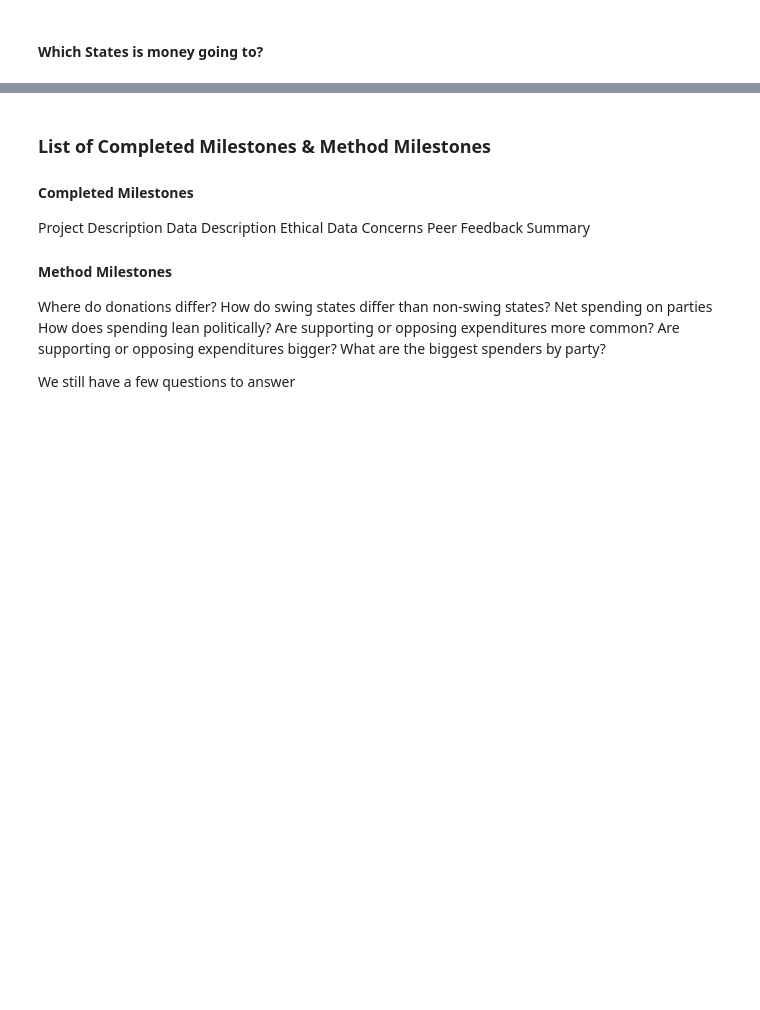
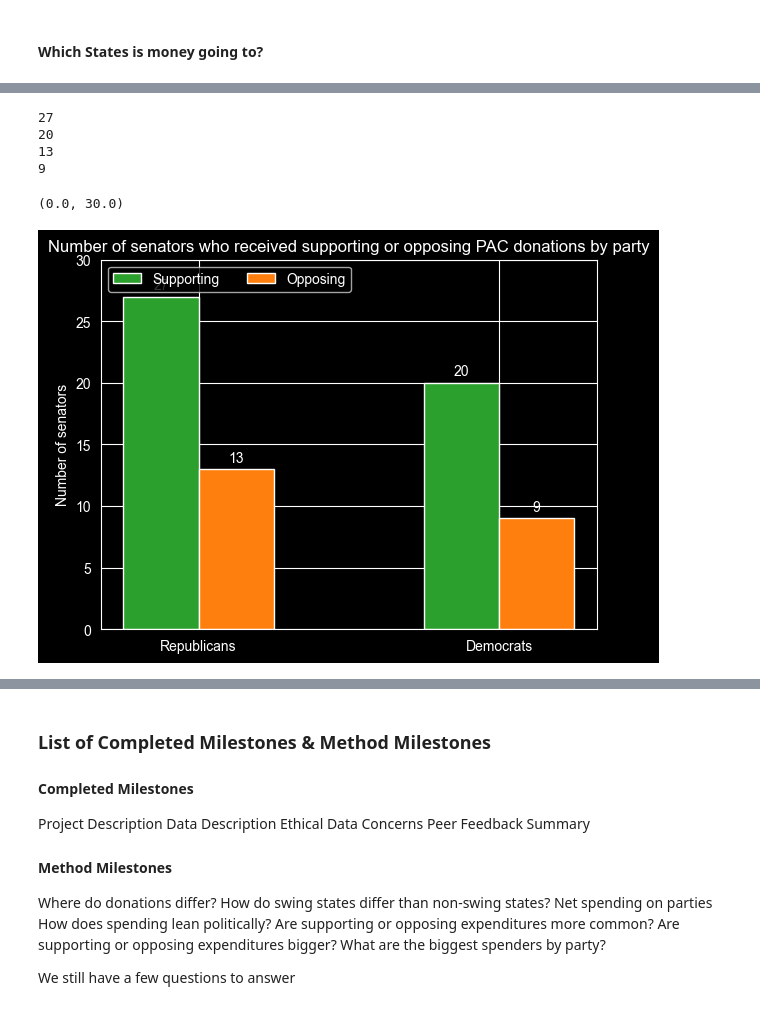
Before and after one commit to magicdracon/Data-Science-Final-Project, a Jupyter notebook: main.ipynb, the cells around one changed output, grey strips where cells are left out. Cells and saved outputs as stored; diff of their text form; code cells hidden in the pictures; blank space fills up the shorter version.

```diff
--- a/main.ipynb
+++ b/main.ipynb
@@ -980,0 +1110,50 @@ current_senators_df.head(20)
+# %%
+# bar graph - number of senators who received donations by party
+rep_sup_current = republican_current_senators_df[republican_current_senators_df["supporting donations received"] > 0]
+rep_sup_senator_count = len(rep_sup_current)
+dem_sup_current = democratic_current_senators_df[democratic_current_senators_df["supporting donations received"] > 0]
+dem_sup_senator_count = len(dem_sup_current)
+rep_opp_current = republican_current_senators_df[republican_current_senators_df["opposing donations received"] > 0]
+rep_opp_senator_count = len(rep_opp_current)
+dem_opp_current = democratic_current_senators_df[democratic_current_senators_df["opposing donations received"] > 0]
+dem_opp_senator_count = len(dem_opp_current)
+print(rep_sup_senator_count)
+print(dem_sup_senator_count)
+print(rep_opp_senator_count)
+print(dem_opp_senator_count)
+
+width = .25
+multiplier = 0
+
+party_labels = ["Republicans", "Democrats"]
+
+senator_counts = {"Supporting": (rep_sup_senator_count, dem_sup_senator_count),"Opposing": (rep_opp_senator_count, dem_opp_senator_count)}
+
+colors = ['tab:green', 'tab:orange']
+
+
+x = np.arange(len(party_labels))
+
+fig, ax = plt.subplots()
+for attribute, measurement in senator_counts.items():
+    color = colors[multiplier]
+    offset = width * multiplier
+    rects = ax.bar(x + offset, measurement, width, label=attribute, color=color)
+    ax.bar_label(rects, padding=3)
+    multiplier += 1
+
+ax.set_ylabel('Number of senators')
+ax.set_title('Number of senators who received supporting or opposing PAC donations by party')
+ax.set_xticks(x + width/2, party_labels)
+ax.legend(loc='upper left', ncols=3)
+ax.set_ylim(0, 30)
+
+
+# rep_sup_current.head()
+# %% [output]
+27
+20
+13
+9
+(0.0, 30.0)
+[figure, added]
```
Also changed, not shown: parts of 16 cells of this notebook.
